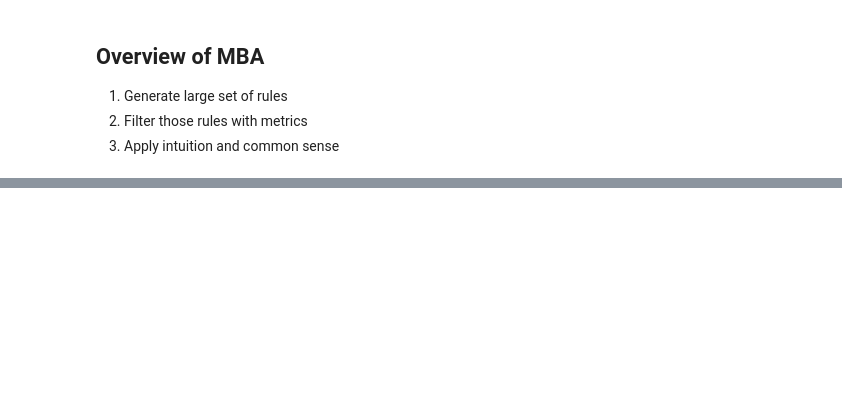
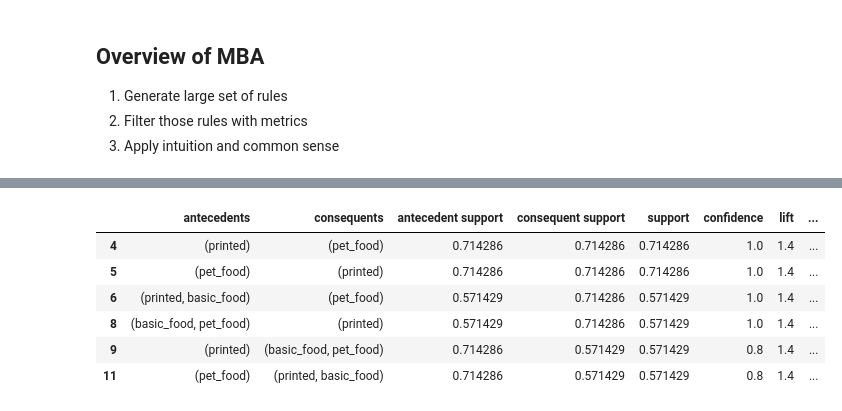
Before and after one commit to umitkaanusta/stuff-im-learning, a Jupyter notebook: Marketing_Analytics/Market_Basket_Analysis.ipynb, the cells around one changed output, grey strips where cells are left out. Cells and saved outputs as stored; diff of their text form; code cells hidden in the pictures; blank space fills up the shorter version.

```diff
--- a/Marketing_Analytics/Market_Basket_Analysis.ipynb
+++ b/Marketing_Analytics/Market_Basket_Analysis.ipynb
@@ -271,0 +405,31 @@ Rule (Milk => Coffee) is incorrect %0 more often than expected
+# %%
+# Filtering with Zhang's rule
+
+def conf(sup, sup_antecedent):
+    return sup / sup_antecedent
+
+
+def zhang(rules):
+    # given a -> b
+    sup = np.array(rules["support"])
+    ant_sup = np.array(rules["antecedent support"])
+    conf_ab = conf(sup, ant_sup)
+    conf_nota_b = conf(sup, 1 - ant_sup)
+    return (conf_ab - conf_nota_b) / np.maximum(conf_ab, conf_nota_b)
+# %%
+rules["zhang"] = zhang(rules)
+# %%
+# Filtering rules
+filtered = rules[
+    (rules["leverage"] > 0.10) &
+    (rules["confidence"] > 0.75)
+]
+filtered
+# %% [output]
+|  | antecedents | consequents | antecedent support | consequent support | support | confidence | lift | ... |
+| 4 | (printed) | (pet_food) | 0.714286 | 0.714286 | 0.714286 | 1.0 | 1.4 | ... |
+| 5 | (pet_food) | (printed) | 0.714286 | 0.714286 | 0.714286 | 1.0 | 1.4 | ... |
+| 6 | (printed, basic_food) | (pet_food) | 0.571429 | 0.714286 | 0.571429 | 1.0 | 1.4 | ... |
+| 8 | (basic_food, pet_food) | (printed) | 0.571429 | 0.714286 | 0.571429 | 1.0 | 1.4 | ... |
+| 9 | (printed) | (basic_food, pet_food) | 0.714286 | 0.571429 | 0.571429 | 0.8 | 1.4 | ... |
+| 11 | (pet_food) | (printed, basic_food) | 0.714286 | 0.571429 | 0.571429 | 0.8 | 1.4 | ... |
```
Also changed, not shown: parts of 16 cells of this notebook.
